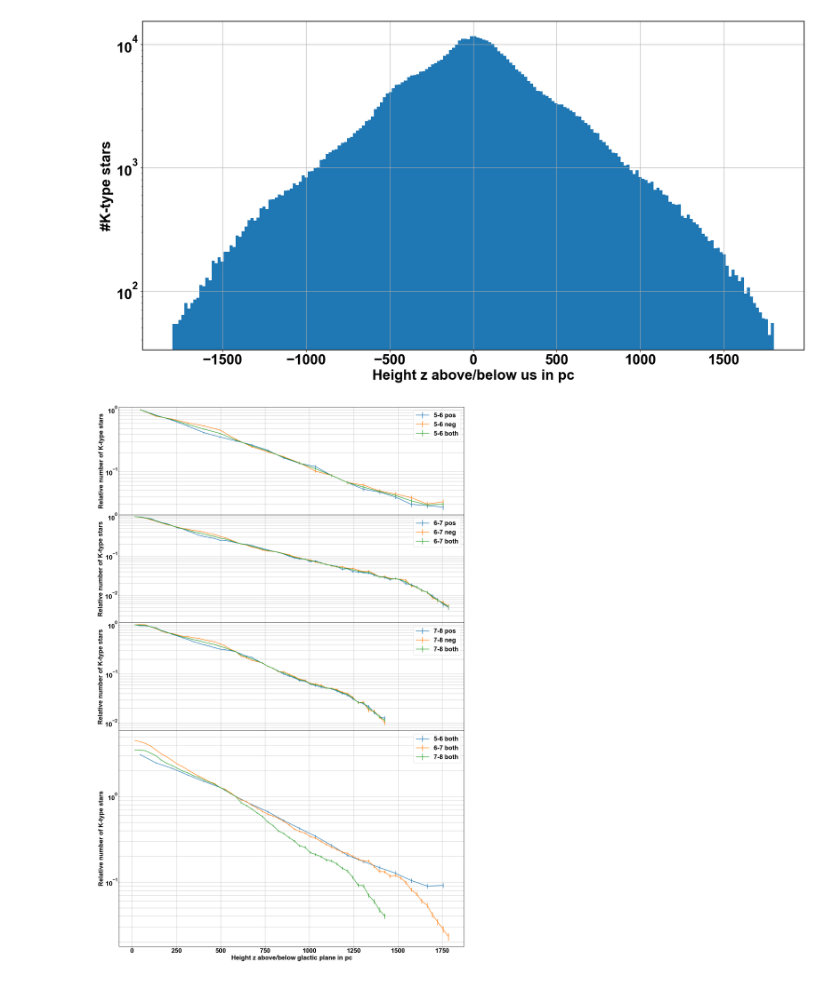
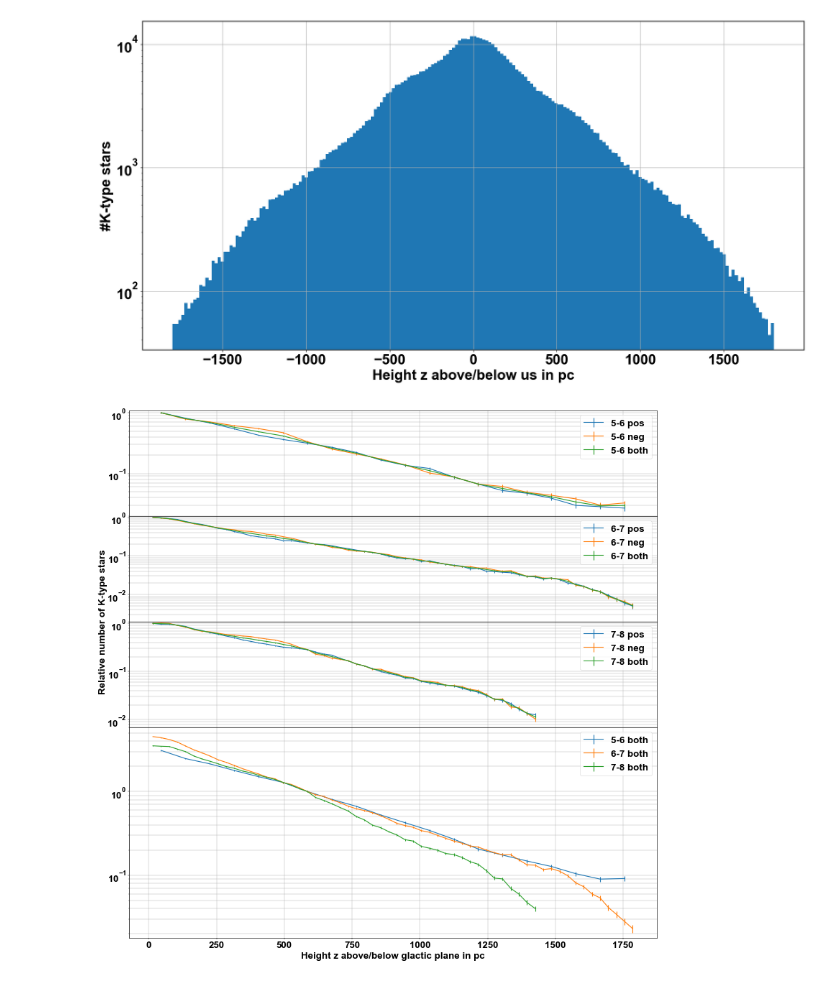
Before and after one commit to rubba0220/Bachelorarbeit, a Jupyter notebook: GaiaDR3_Data.ipynb, the cells around one changed output. Saved outputs shown, nothing was run; the diff lists cells and outputs as text; code cells hidden in the pictures.

```diff
--- a/GaiaDR3_Data.ipynb
+++ b/GaiaDR3_Data.ipynb
@@ -533,7 +543,7 @@ neg_78 = np.where(zz_real_78 < 0)
 n_sum_78 = (n_real_78[pos_78]+np.flip(n_real_78[neg_78]))
 
 ''' visualisation'''
-fig, ax = plt.subplots(4,1, figsize=(20,30), gridspec_kw={'height_ratios': [1, 1, 1, 2]}, sharex=True)
+fig, ax = plt.subplots(4,1, figsize=(20,20), gridspec_kw={'height_ratios': [1, 1, 1, 2]}, sharex=True)
 ax[0].set_yscale("log")
 ax[1].set_yscale("log")
 ax[2].set_yscale("log")
@@ -548,34 +558,34 @@ ax[1].errorbar(abs(zz_real_67[neg_67]), n_real_67[neg_67]/n_real_67[neg_67][-1],
 ax[1].errorbar(zz_real_67[pos_67], n_sum_67/n_sum_67[0], yerr=np.sqrt(n_sum_67)/n_sum_67[0], label="6-7 both")
 
 ax[2].errorbar(zz_real_78[pos_78], n_real_78[pos_78]/n_real_78[pos_78][0], yerr=np.sqrt(n_real_78)[pos_78]/n_real_78[pos_78][0], label="7-8 pos")
 ax[2].errorbar(abs(zz_real_78[neg_78]), n_real_78[neg_78]/n_real_78[neg_78][-1], yerr=np.sqrt(n_real_78)[neg_78]/n_real_78[neg_78][-1], label="7-8 neg")
 ax[2].errorbar(zz_real_78[pos_78], n_sum_78/n_sum_78[0], yerr=np.sqrt(n_sum_78)/n_sum_78[0], label="7-8 both")
 
 ax[3].errorbar(zz_real[pos], n_sum/n_sum[6], yerr=np.sqrt(n_sum)/n_sum[6], label="5-6 both")
 ax[3].errorbar(zz_real_67[pos_67], n_sum_67/n_sum_67[19], yerr=np.sqrt(n_sum_67)/n_sum_67[19], label="6-7 both")
 ax[3].errorbar(zz_real_78[pos_78], n_sum_78/n_sum_78[19], yerr=np.sqrt(n_sum_78)/n_sum_78[19], label="7-8 both")
 
 ax[3].set_xlabel("Height z above/below glactic plane in pc")
 ax[0].set_ylabel("Relative number of K-type stars")
-ax[1].set_ylabel("Relative number of K-type stars")
-ax[2].set_ylabel("Relative number of K-type stars")
-ax[3].set_ylabel("Relative number of K-type stars")
+ax[0].yaxis.set_label_coords(-0.04, -1)
 
 ax[0].grid(which='both')
 ax[0].legend()
 ax[1].grid(which='both')
 ax[1].legend()
 ax[2].grid(which='both')
 ax[2].legend()
 ax[3].grid(which='both')
 ax[3].legend()
 
 ax[0].set_ylim(2e-2, 1.1)
 ax[1].set_ylim(2e-3, 1.1)
 ax[2].set_ylim(7e-3, 1.1)
 
 plt.tight_layout()
 fig.subplots_adjust(hspace=0.0)
+plt.savefig("Plots/Height_distribution_real_data_comparison.png")
+fig.set_dpi(40)
 plt.show()
 # %% [output]
-[figure, old version]
+[figure, new version]
```
Also changed, not shown: parts of 4 cells of this notebook, 5 other files.
